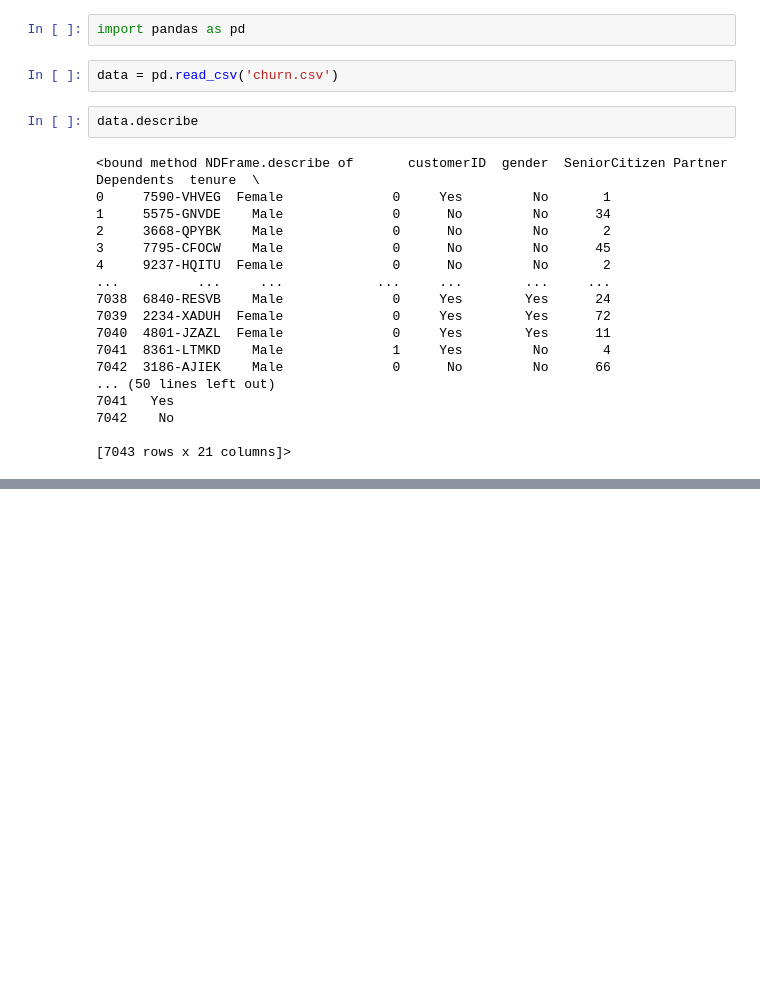
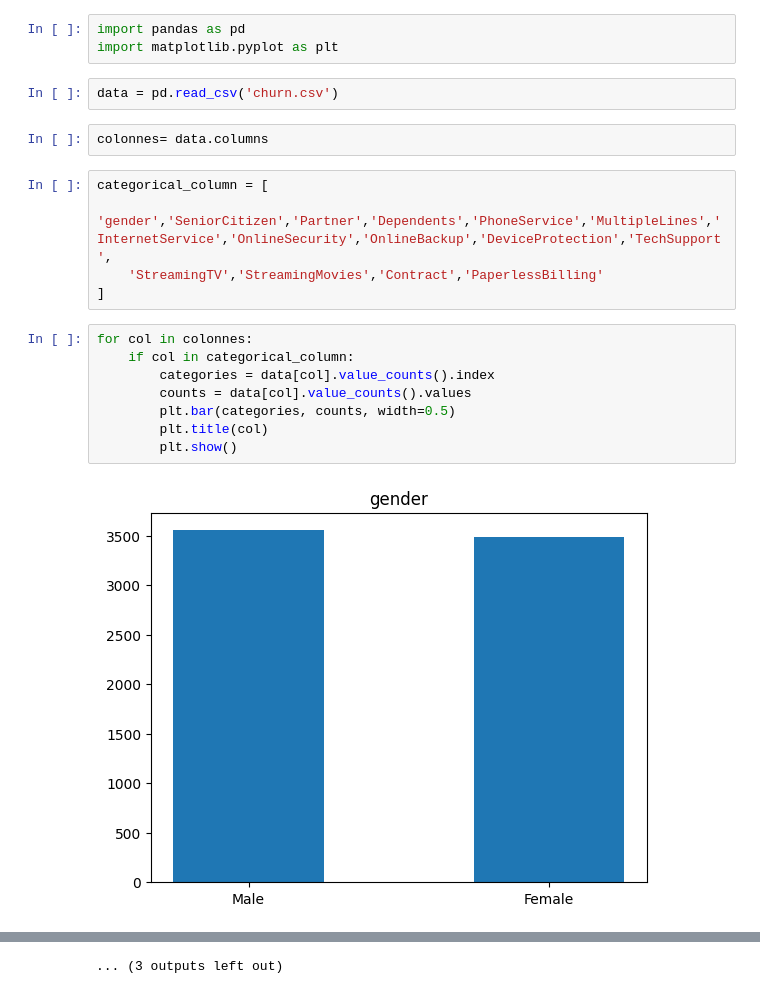
Before and after one commit to gvannesson/churn_deeplearning, a Jupyter notebook: cleaning_gauthier.ipynb, the cells around one changed output, grey strips where cells are left out. Cells and saved outputs as stored; diff of their text form; blank space fills up the shorter version.

```diff
--- a/cleaning_gauthier.ipynb
+++ b/cleaning_gauthier.ipynb
@@ -1,24 +1,22 @@
 # %%
 import pandas as pd
+import matplotlib.pyplot as plt
 # %%
 data = pd.read_csv('churn.csv')
-# %%
-data.describe
-# %% [output]
-<bound method NDFrame.describe of       customerID  gender  SeniorCitizen Partner Dependents  tenure  \
-0     7590-VHVEG  Female              0     Yes         No       1
-1     5575-GNVDE    Male              0      No         No      34
-2     3668-QPYBK    Male              0      No         No       2
-3     7795-CFOCW    Male              0      No         No      45
-4     9237-HQITU  Female              0      No         No       2
-...          ...     ...            ...     ...        ...     ...
-7038  6840-RESVB    Male              0     Yes        Yes      24
-7039  2234-XADUH  Female              0     Yes        Yes      72
-7040  4801-JZAZL  Female              0     Yes        Yes      11
-7041  8361-LTMKD    Male              1     Yes         No       4
-7042  3186-AJIEK    Male              0      No         No      66
-... (50 lines left out)
-7041   Yes
-7042    No
-
-[7043 rows x 21 columns]>
+# %%
+colonnes= data.columns
+# %%
+categorical_column = [
+    'gender','SeniorCitizen','Partner','Dependents','PhoneService','MultipleLines','InternetService','OnlineSecurity','OnlineBackup','DeviceProtection','TechSupport',
+    'StreamingTV','StreamingMovies','Contract','PaperlessBilling'
+]
+# %%
+for col in colonnes:
+    if col in categorical_column:
+        categories = data[col].value_counts().index
+        counts = data[col].value_counts().values
+        plt.bar(categories, counts, width=0.5)
+        plt.title(col)
+        plt.show()
+# %% [output]
+[figure, added]
@@ -24,0 +34 @@ data.describe
+... (3 outputs left out)
```
Also changed, not shown: parts of 1 cell of this notebook, 55 other files.
